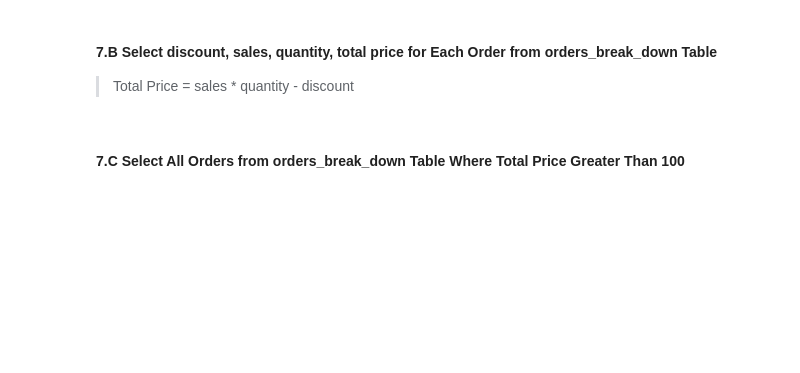
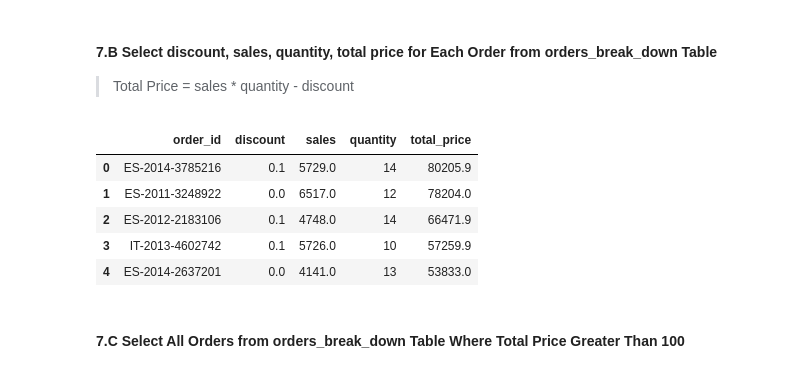
Before and after one commit to CDan07/IOD, a Jupyter notebook: Labs/Module 3/IOD_Lab 3.1.3_sqlite.ipynb, the cells around one changed output. Saved outputs shown, nothing was run; the diff lists cells and outputs as text; code cells hidden in the pictures; blank space fills up the shorter version.

```diff
--- a/Labs/Module 3/IOD_Lab 3.1.3_sqlite.ipynb
+++ b/Labs/Module 3/IOD_Lab 3.1.3_sqlite.ipynb
@@ -499,5 +594,26 @@ orders_head_10
 > Total Price = sales * quantity - discount
 # %%
 # Select discount, sales, quantity, total price for Each Order Id from orders_break_down Table
+query = """
+        SELECT
+        obd.order_id,
+        obd.discount,
+        obd.sales,
+        obd.quantity,
+        (obd.sales*obd.quantity-obd.discount) AS total_price
+
+        FROM orders_break_down obd
+        ORDER BY total_price DESC
+        """
+
+orders = sql.read_sql(query, con=db_connection)
+orders.head()
+# %% [output]
+|  | order_id | discount | sales | quantity | total_price |
+| 0 | ES-2014-3785216 | 0.1 | 5729.0 | 14 | 80205.9 |
+| 1 | ES-2011-3248922 | 0.0 | 6517.0 | 12 | 78204.0 |
+| 2 | ES-2012-2183106 | 0.1 | 4748.0 | 14 | 66471.9 |
+| 3 | IT-2013-4602742 | 0.1 | 5726.0 | 10 | 57259.9 |
+| 4 | ES-2014-2637201 | 0.0 | 4141.0 | 13 | 53833.0 |
 # %% [markdown]
 #### 7.C Select All Orders from orders_break_down Table Where Total Price Greater Than 100
```
Also changed, not shown: parts of 29 cells of this notebook.
